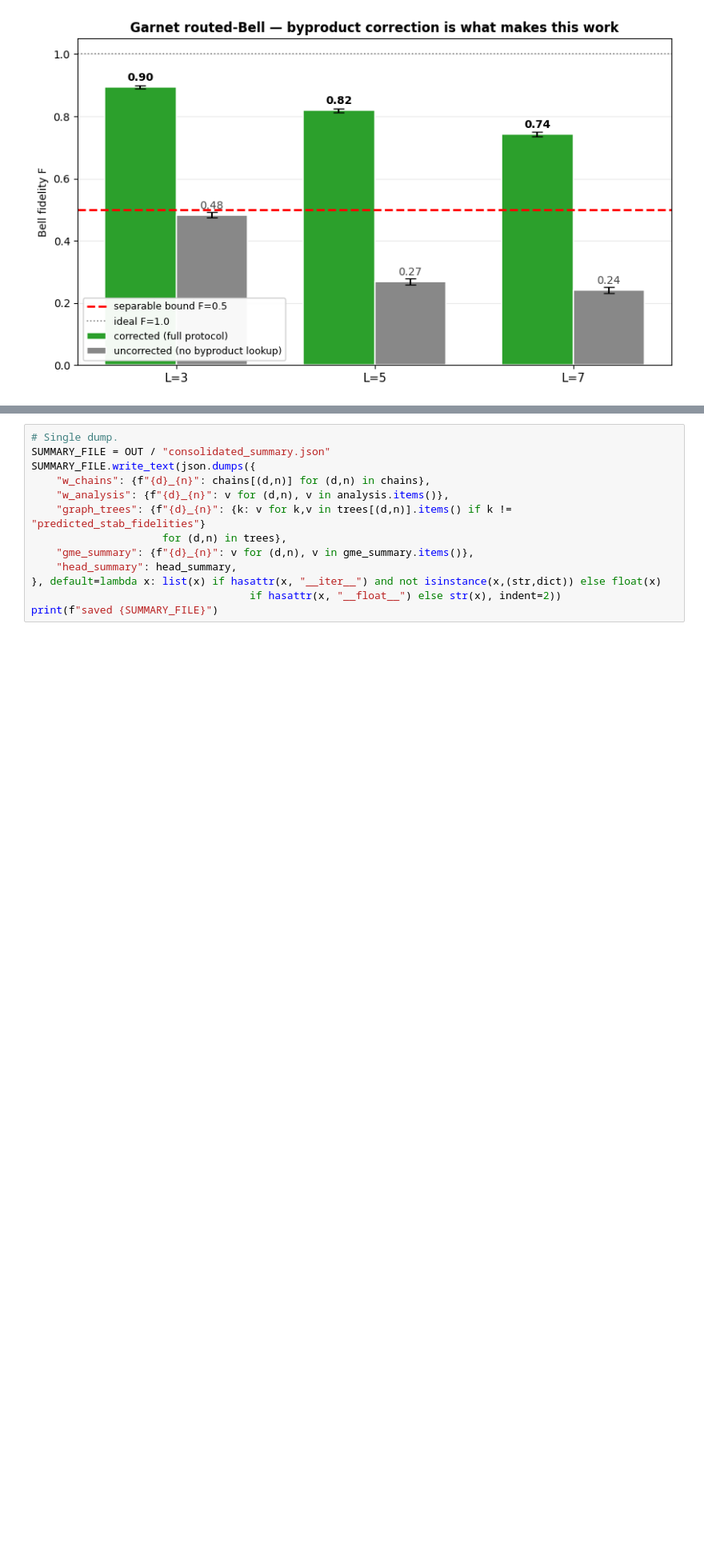
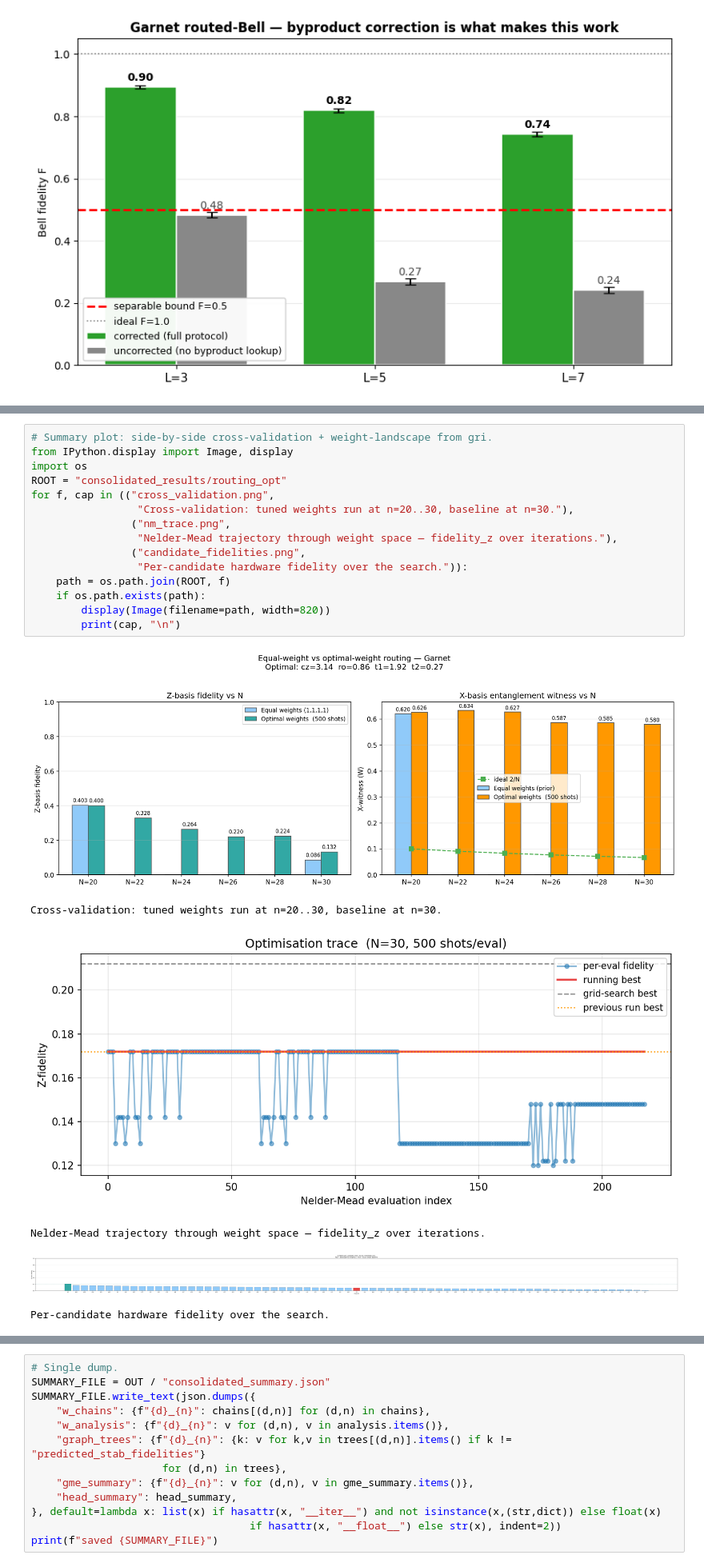
Before and after one commit to GrigoVyd/iqm_qte, a Jupyter notebook: experiments/witness_my_entanglement.ipynb, the cells around one changed output, grey strips where cells are left out. Shown at 80% size. Cells and saved outputs as stored; diff of their text form; blank space fills up the shorter version.

```diff
--- a/experiments/witness_my_entanglement.ipynb
+++ b/experiments/witness_my_entanglement.ipynb
@@ -1535 +1634,23 @@ if routed_data:
+# %%
+# Summary plot: side-by-side cross-validation + weight-landscape from gri.
+from IPython.display import Image, display
+import os
+ROOT = "consolidated_results/routing_opt"
+for f, cap in (("cross_validation.png",
+                 "Cross-validation: tuned weights run at n=20..30, baseline at n=30."),
+                ("nm_trace.png",
+                 "Nelder-Mead trajectory through weight space — fidelity_z over iterations."),
+                ("candidate_fidelities.png",
+                 "Per-candidate hardware fidelity over the search.")):
+    path = os.path.join(ROOT, f)
+    if os.path.exists(path):
+        display(Image(filename=path, width=820))
+        print(cap, "\n")
+# %% [output]
+[figure, added]
+Cross-validation: tuned weights run at n=20..30, baseline at n=30.
+[figure, added]
+Nelder-Mead trajectory through weight space — fidelity_z over iterations.
+[figure, added]
+Per-candidate hardware fidelity over the search.
 # %% [markdown]
```
Also changed, not shown: parts of 17 cells of this notebook, 6 other files.
